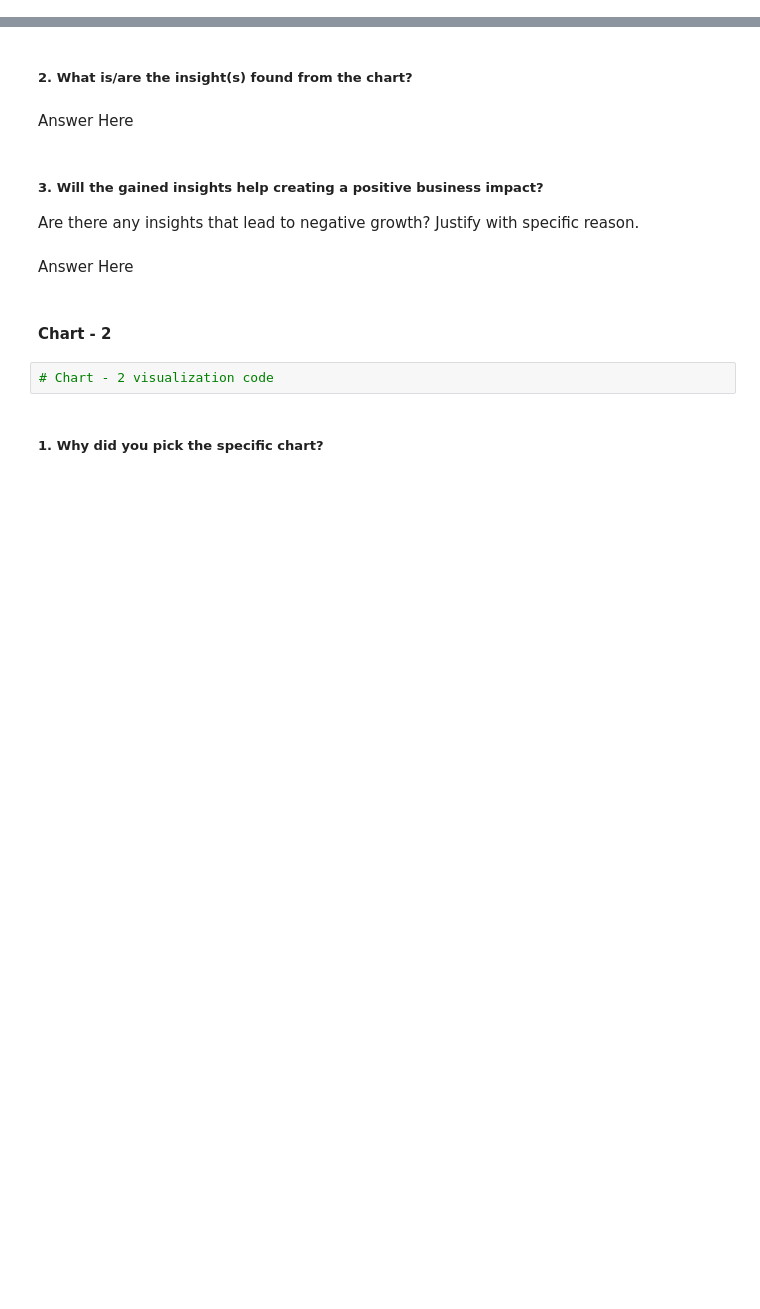
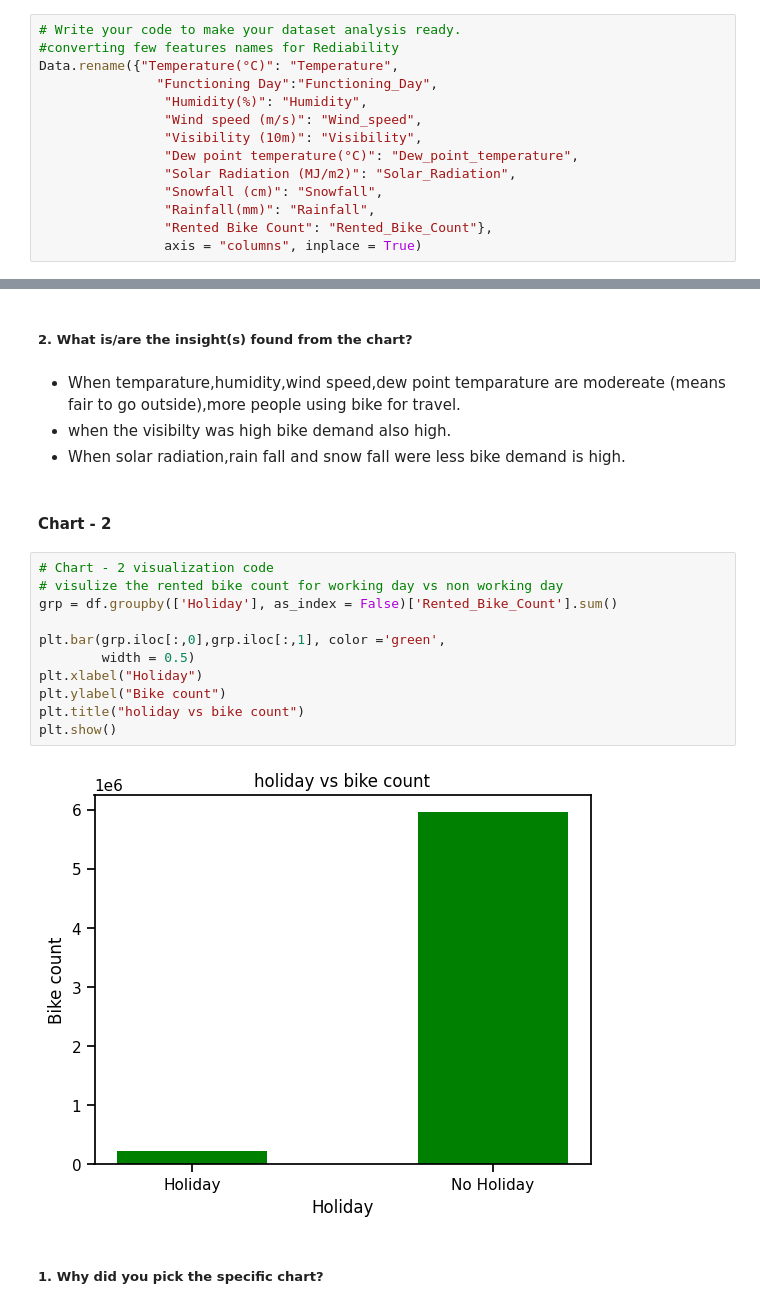
Before and after one commit to Amitkumardas123/Capstone-project----Bike-Sharing-Demand-Prediction, a Jupyter notebook: Bike_sharing_Prediction_Template.ipynb, the cells around one changed output, grey strips where cells are left out. Saved outputs shown, nothing was run; the diff lists cells and outputs as text; blank space fills up the shorter version.

```diff
--- a/Bike_sharing_Prediction_Template.ipynb
+++ b/Bike_sharing_Prediction_Template.ipynb
@@ -312,0 +326,14 @@ Unique values in each categorical_feature are {'Seasons': array(['Winter', 'Spri
+# %%
+# Write your code to make your dataset analysis ready.
+#converting few features names for Rediability
+Data.rename({"Temperature(°C)": "Temperature",
+               "Functioning Day":"Functioning_Day",
+                "Humidity(%)": "Humidity",
+                "Wind speed (m/s)": "Wind_speed",
+                "Visibility (10m)": "Visibility",
+                "Dew point temperature(°C)": "Dew_point_temperature",
+                "Solar Radiation (MJ/m2)": "Solar_Radiation",
+                "Snowfall (cm)": "Snowfall",
+                "Rainfall(mm)": "Rainfall",
+                "Rented Bike Count": "Rented_Bike_Count"},
+                axis = "columns", inplace = True)
@@ -327,15 +417,25 @@ Answer Here.
 # %% [markdown]
 ##### 2. What is/are the insight(s) found from the chart?
-# %% [markdown]
-Answer Here
-# %% [markdown]
-##### 3. Will the gained insights help creating a positive business impact?
-Are there any insights that lead to negative growth? Justify with specific reason.
-# %% [markdown]
-Answer Here
+# %% [markdown]
+
+
+*   When temparature,humidity,wind speed,dew point temparature are modereate (means fair to go outside),more people using bike for travel.
+*  when the visibilty was high bike demand also high.
+*  When solar radiation,rain fall and snow fall were less bike demand is high.
 # %% [markdown]
 #### Chart - 2
-# %%
-# Chart - 2 visualization code
+# %%
+# Chart - 2 visualization code
+# visulize the rented bike count for working day vs non working day
+grp = df.groupby(['Holiday'], as_index = False)['Rented_Bike_Count'].sum()
+
+plt.bar(grp.iloc[:,0],grp.iloc[:,1], color ='green',
+        width = 0.5)
+plt.xlabel("Holiday")
+plt.ylabel("Bike count")
+plt.title("holiday vs bike count")
+plt.show()
+# %% [output]
+[figure, added]
 # %% [markdown]
 ##### 1. Why did you pick the specific chart?
```
Also changed, not shown: parts of 36 cells of this notebook.
